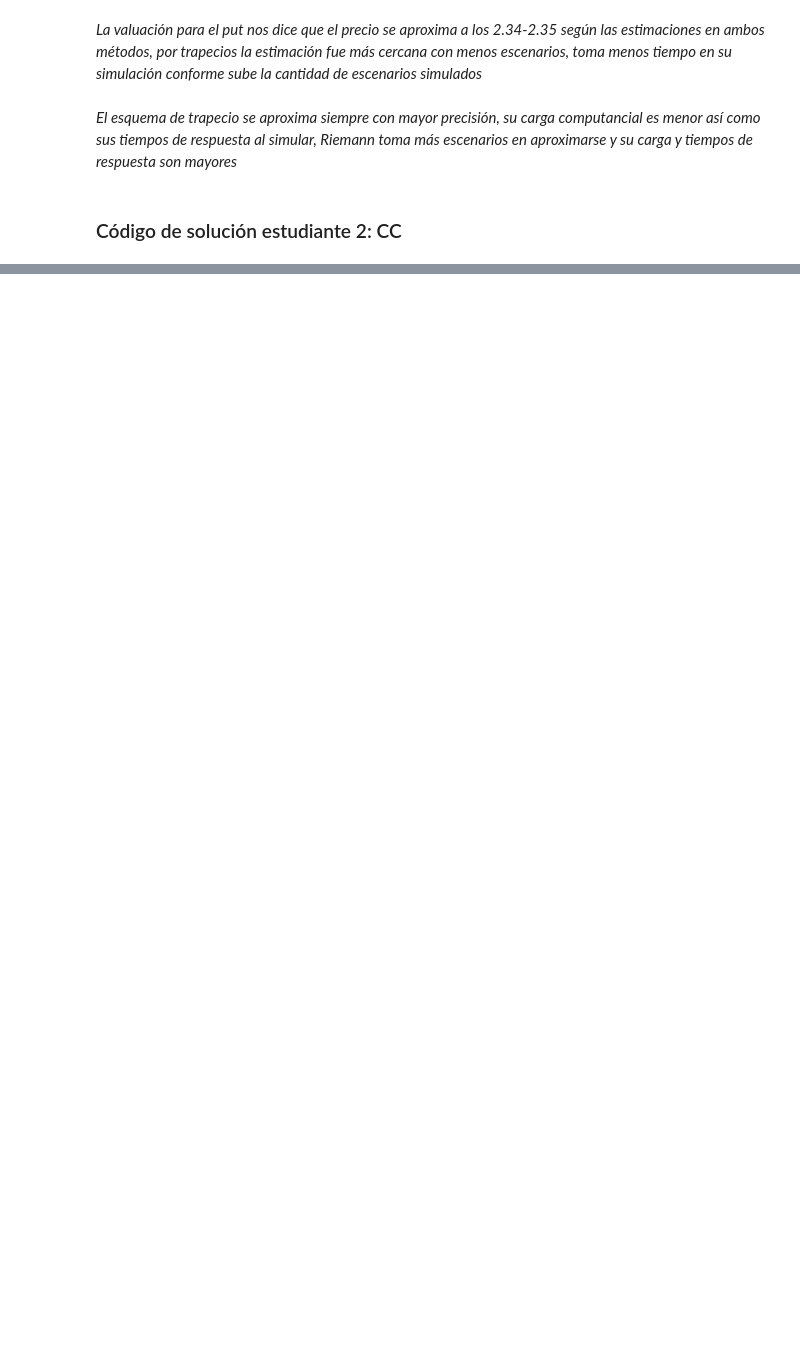
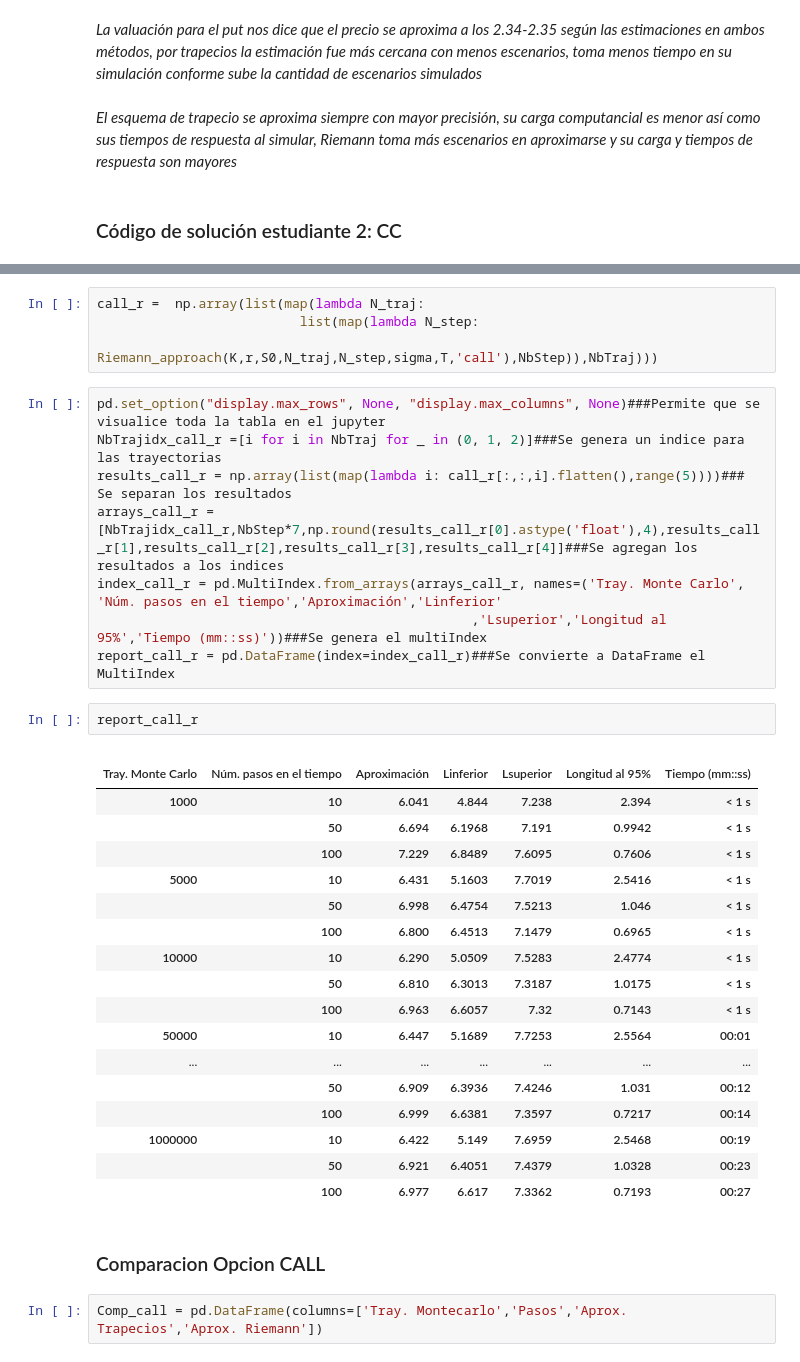
Before and after one commit to MarcoSC08/Tarea9_MSanchez_CCorrales, a Jupyter notebook: Tarea 9.ipynb, the cells around one changed output, grey strips where cells are left out. Drawn from its saved outputs; the diff is of its cells as text; blank space fills up the shorter version.

```diff
--- a/Tarea 9.ipynb
+++ b/Tarea 9.ipynb
@@ -324,0 +372,37 @@ report
+# %%
+call_r =  np.array(list(map(lambda N_traj:
+                          list(map(lambda N_step:
+                                              Riemann_approach(K,r,S0,N_traj,N_step,sigma,T,'call'),NbStep)),NbTraj)))
+# %%
+pd.set_option("display.max_rows", None, "display.max_columns", None)###Permite que se visualice toda la tabla en el jupyter
+NbTrajidx_call_r =[i for i in NbTraj for _ in (0, 1, 2)]###Se genera un indice para las trayectorias
+results_call_r = np.array(list(map(lambda i: call_r[:,:,i].flatten(),range(5))))### Se separan los resultados
+arrays_call_r = [NbTrajidx_call_r,NbStep*7,np.round(results_call_r[0].astype('float'),4),results_call_r[1],results_call_r[2],results_call_r[3],results_call_r[4]]###Se agregan los resultados a los indices
+index_call_r = pd.MultiIndex.from_arrays(arrays_call_r, names=('Tray. Monte Carlo', 'Núm. pasos en el tiempo','Aproximación','Linferior'
+                                                ,'Lsuperior','Longitud al 95%','Tiempo (mm::ss)'))###Se genera el multiIndex
+report_call_r = pd.DataFrame(index=index_call_r)###Se convierte a DataFrame el MultiIndex
+# %%
+report_call_r
+# %% [output]
+|  |  |  |  |  |  |  |
+| Tray. Monte Carlo | Núm. pasos en el tiempo | Aproximación | Linferior | Lsuperior | Longitud al 95% | Tiempo (mm::ss) |
+| 1000 | 10 | 6.041 | 4.844 | 7.238 | 2.394 | < 1 s |
+|  | 50 | 6.694 | 6.1968 | 7.191 | 0.9942 | < 1 s |
+|  | 100 | 7.229 | 6.8489 | 7.6095 | 0.7606 | < 1 s |
+| 5000 | 10 | 6.431 | 5.1603 | 7.7019 | 2.5416 | < 1 s |
+|  | 50 | 6.998 | 6.4754 | 7.5213 | 1.046 | < 1 s |
+|  | 100 | 6.800 | 6.4513 | 7.1479 | 0.6965 | < 1 s |
+| 10000 | 10 | 6.290 | 5.0509 | 7.5283 | 2.4774 | < 1 s |
+|  | 50 | 6.810 | 6.3013 | 7.3187 | 1.0175 | < 1 s |
+|  | 100 | 6.963 | 6.6057 | 7.32 | 0.7143 | < 1 s |
+| 50000 | 10 | 6.447 | 5.1689 | 7.7253 | 2.5564 | 00:01 |
+| ... | ... | ... | ... | ... | ... | ... |
+|  | 50 | 6.909 | 6.3936 | 7.4246 | 1.031 | 00:12 |
+|  | 100 | 6.999 | 6.6381 | 7.3597 | 0.7217 | 00:14 |
+| 1000000 | 10 | 6.422 | 5.149 | 7.6959 | 2.5468 | 00:19 |
+|  | 50 | 6.921 | 6.4051 | 7.4379 | 1.0328 | 00:23 |
+|  | 100 | 6.977 | 6.617 | 7.3362 | 0.7193 | 00:27 |
+# %% [markdown]
+### Comparacion Opcion CALL
+# %%
+Comp_call = pd.DataFrame(columns=['Tray. Montecarlo','Pasos','Aprox. Trapecios','Aprox. Riemann'])
```
Also changed, not shown: parts of 29 cells of this notebook.
